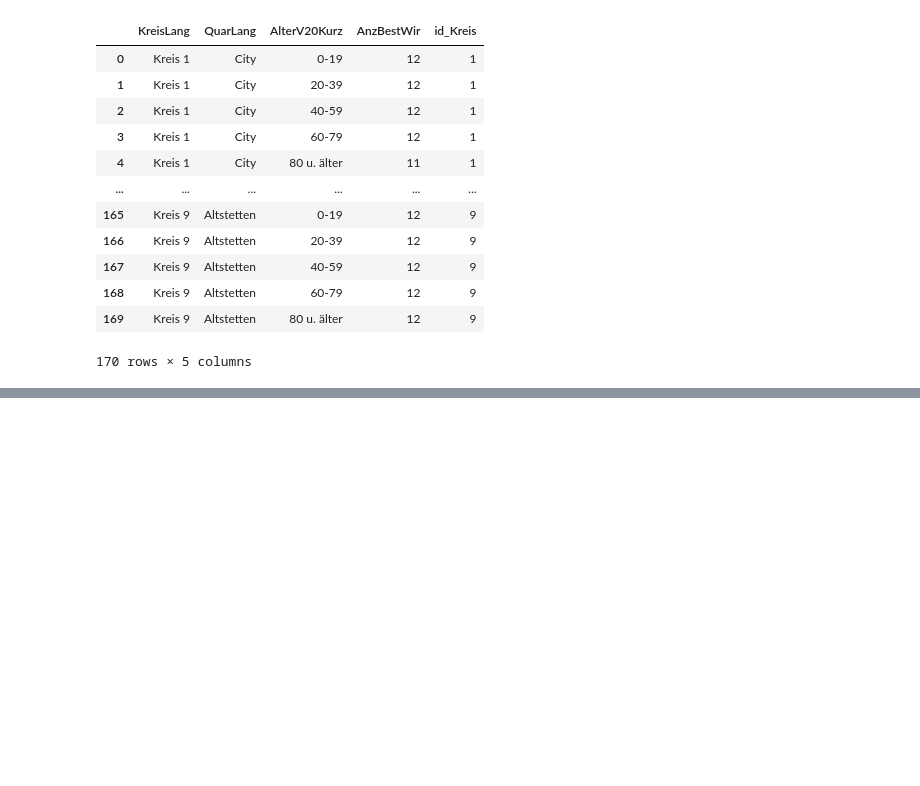
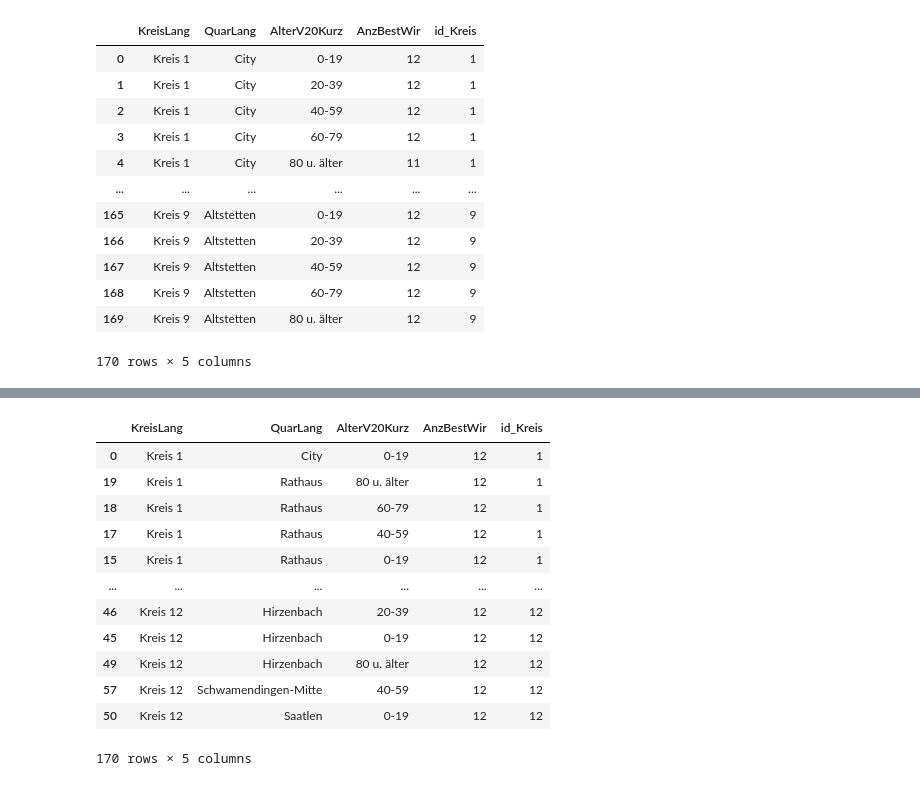
Before and after one commit to jacquesstimolo/Group_Project_SIT, a Jupyter notebook: Jacques/data_raw/Modified_data/Bevölkerung/dataframes.ipynb, the cells around one changed output, grey strips where cells are left out. Cells and saved outputs as stored; diff of their text form; code cells hidden in the pictures; blank space fills up the shorter version.

```diff
--- a/Jacques/data_raw/Modified_data/Bevölkerung/dataframes.ipynb
+++ b/Jacques/data_raw/Modified_data/Bevölkerung/dataframes.ipynb
@@ -157,0 +173,3 @@ df1
+# %%
+df1.id_Kreis = df1.id_Kreis.astype('int64')
+df1.info()
@@ -158 +189,18 @@ df1
+# %%
+df1 = df1.sort_values(by='id_Kreis')
+df1
+# %% [output]
+|  | KreisLang | QuarLang | AlterV20Kurz | AnzBestWir | id_Kreis |
+| 0 | Kreis 1 | City | 0-19 | 12 | 1 |
+| 19 | Kreis 1 | Rathaus | 80 u. älter | 12 | 1 |
+| 18 | Kreis 1 | Rathaus | 60-79 | 12 | 1 |
+| 17 | Kreis 1 | Rathaus | 40-59 | 12 | 1 |
+| 15 | Kreis 1 | Rathaus | 0-19 | 12 | 1 |
+| ... | ... | ... | ... | ... | ... |
+| 46 | Kreis 12 | Hirzenbach | 20-39 | 12 | 12 |
+| 45 | Kreis 12 | Hirzenbach | 0-19 | 12 | 12 |
+| 49 | Kreis 12 | Hirzenbach | 80 u. älter | 12 | 12 |
+| 57 | Kreis 12 | Schwamendingen-Mitte | 40-59 | 12 | 12 |
+| 50 | Kreis 12 | Saatlen | 0-19 | 12 | 12 |
+170 rows × 5 columns
 # %%
```
Also changed, not shown: parts of 3 cells of this notebook, 3 other files.
